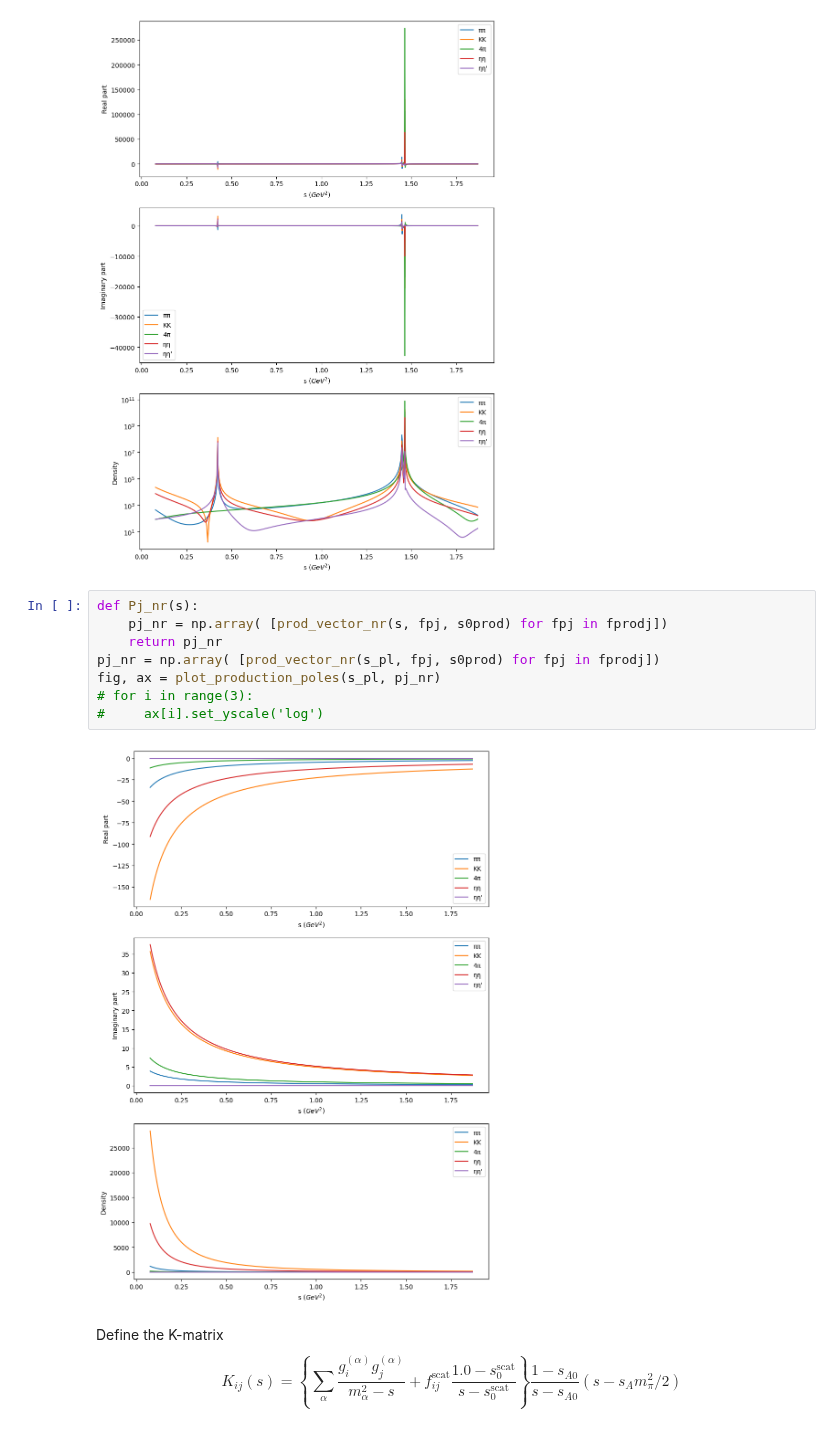
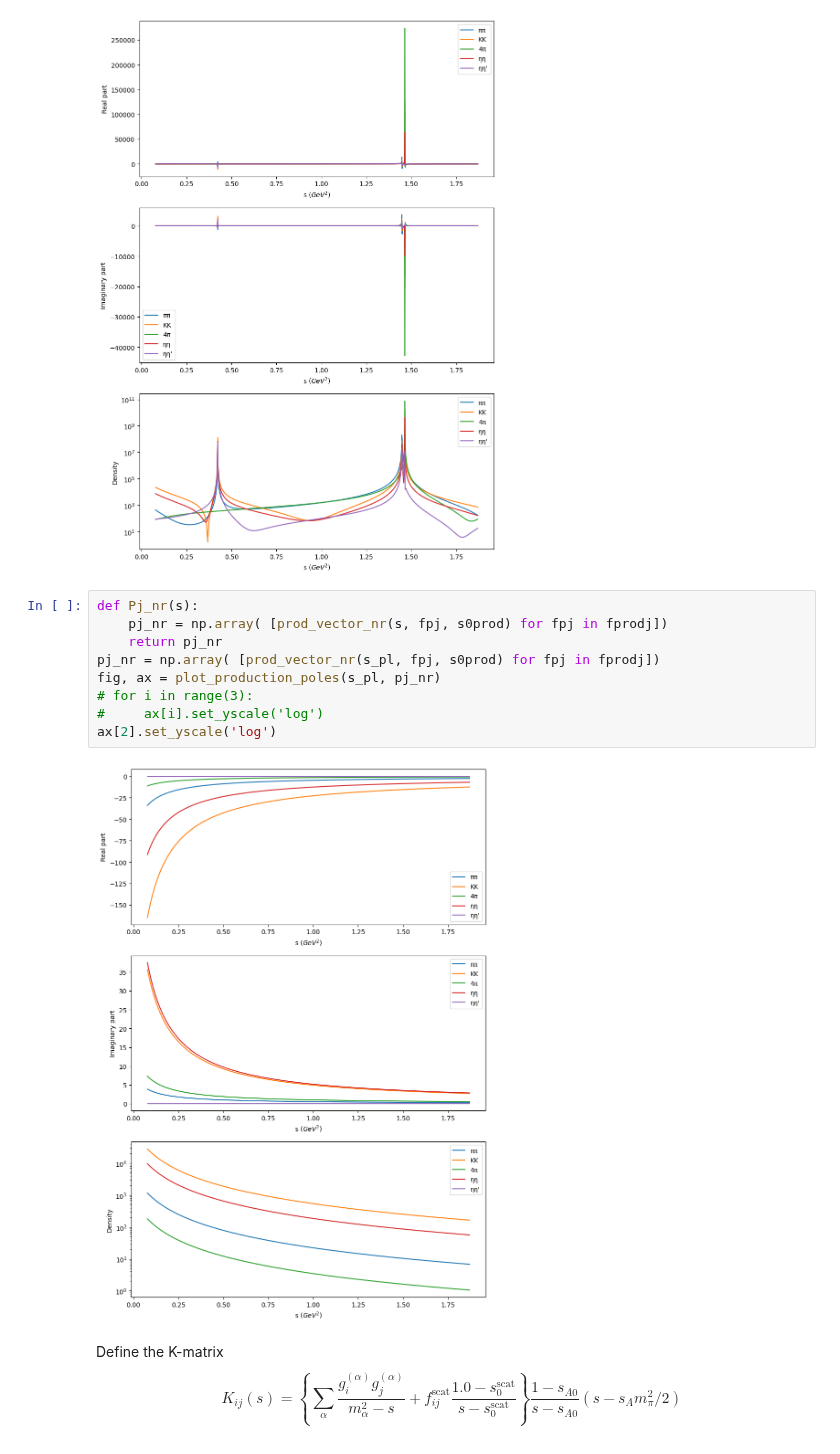
Before and after one commit to cpviolation/tfa_examples, a Jupyter notebook: notebooks/Kmatrix.ipynb, the cells around one changed output. Drawn from its saved outputs; the diff is of its cells as text.

```diff
--- a/notebooks/Kmatrix.ipynb
+++ b/notebooks/Kmatrix.ipynb
@@ -224,13 +228,14 @@ ax[2].set_yscale('log')
 # %%
 def Pj_nr(s):
     pj_nr = np.array( [prod_vector_nr(s, fpj, s0prod) for fpj in fprodj])
     return pj_nr
 pj_nr = np.array( [prod_vector_nr(s_pl, fpj, s0prod) for fpj in fprodj])
 fig, ax = plot_production_poles(s_pl, pj_nr)
 # for i in range(3):
 #     ax[i].set_yscale('log')
+ax[2].set_yscale('log')
 # %% [output]
-[figure, old version]
+[figure, new version]
 # %% [markdown]
 Define the K-matrix
 $$
```
Also changed, not shown: parts of 37 cells of this notebook.
